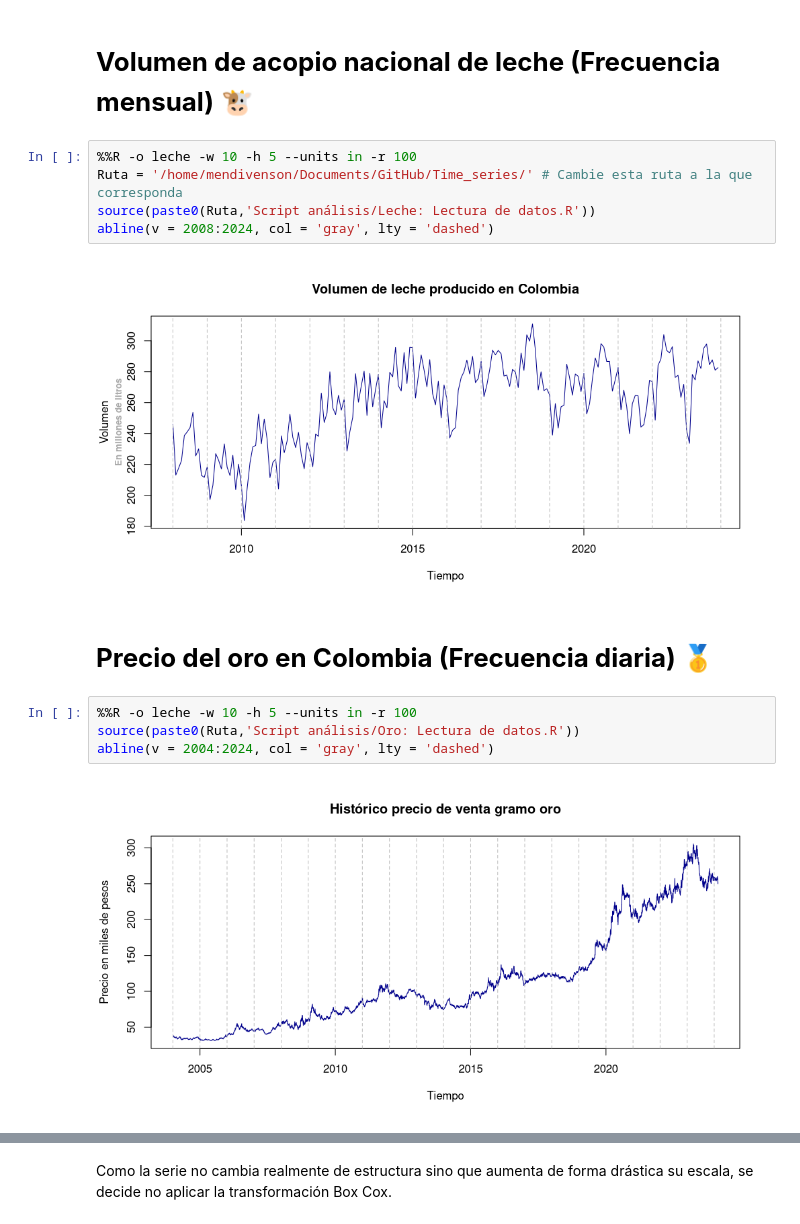
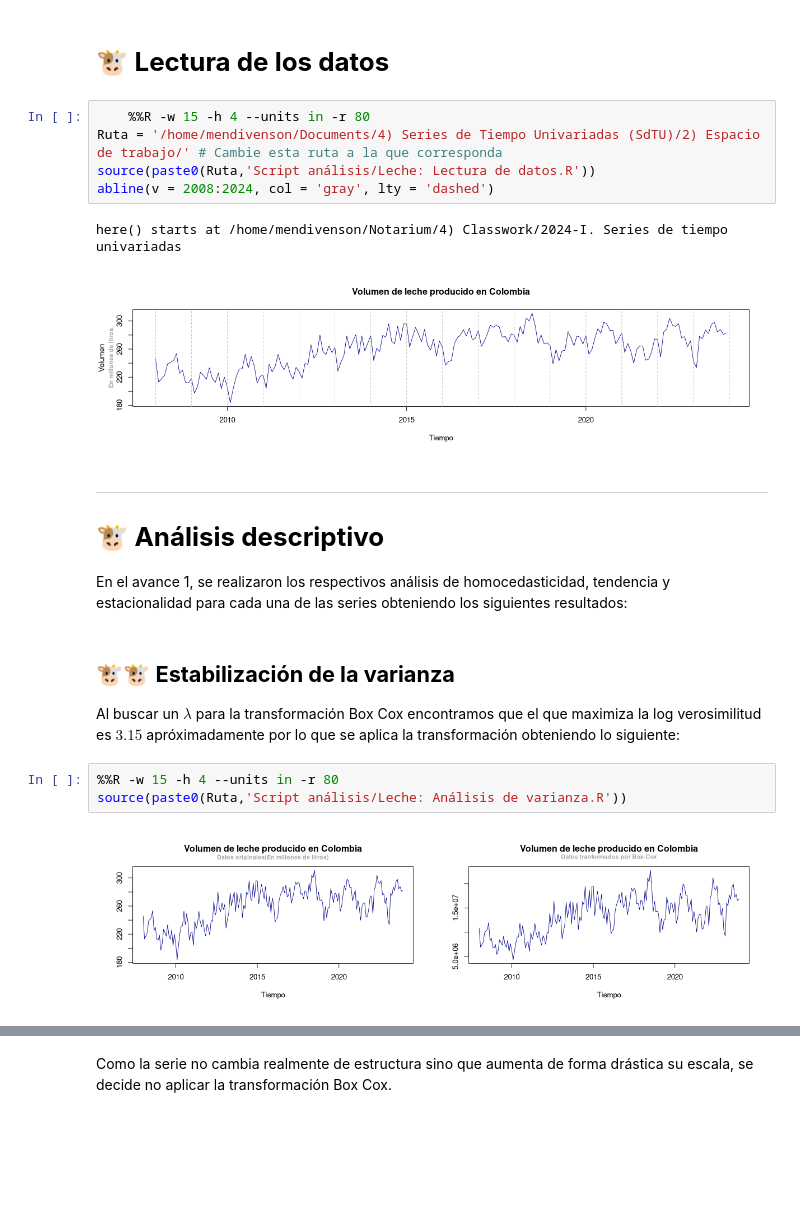
Before and after one commit to Mendivenson/Series-de-tiempo, a Jupyter notebook: Avance 2/Avance 2.ipynb, the cells around one changed output, grey strips where cells are left out. Saved outputs shown, nothing was run; the diff lists cells and outputs as text; blank space fills up the shorter version.

```diff
--- a/Avance 2/Avance 2.ipynb
+++ b/Avance 2/Avance 2.ipynb
@@ -60,17 +56,25 @@ The rpy2.ipython extension is already loaded. To reload it, use:
-# %% [markdown]
-# **Volumen de acopio nacional de leche (Frecuencia mensual)** 🐮
+# %% [markdown]
+# 🐮 **Lectura de los datos**
 # %%
-%%R -o leche -w 10 -h 5 --units in -r 100
-Ruta = '/home/mendivenson/Documents/GitHub/Time_series/' # Cambie esta ruta a la que corresponda
+    %%R -w 15 -h 4 --units in -r 80
+Ruta = '/home/mendivenson/Documents/4) Series de Tiempo Univariadas (SdTU)/2) Espacio de trabajo/' # Cambie esta ruta a la que corresponda
 source(paste0(Ruta,'Script análisis/Leche: Lectura de datos.R'))
 abline(v = 2008:2024, col = 'gray', lty = 'dashed')
 # %% [output]
+here() starts at /home/mendivenson/Notarium/4) Classwork/2024-I. Series de tiempo univariadas
-[figure, old version]
+[figure, new version]
-# %% [markdown]
-# **Precio del oro en Colombia (Frecuencia diaria) 🥇**
+# %% [markdown]
+---
+
+# 🐮 **Análisis descriptivo**
+
+En el avance 1, se realizaron los respectivos análisis de homocedasticidad, tendencia y estacionalidad para cada una de las series obteniendo los siguientes resultados:
+# %% [markdown]
+## 🐮🐮 **Estabilización de la varianza**
+
+Al buscar un $\lambda$ para la transformación Box Cox encontramos que el que maximiza la log verosimilitud es $3.15$  apróximadamente por lo que se aplica la transformación obteniendo lo siguiente:
 # %%
-%%R -o leche -w 10 -h 5 --units in -r 100
-source(paste0(Ruta,'Script análisis/Oro: Lectura de datos.R'))
-abline(v = 2004:2024, col = 'gray', lty = 'dashed')
+%%R -w 15 -h 4 --units in -r 80
+source(paste0(Ruta,'Script análisis/Leche: Análisis de varianza.R'))
 # %% [output]
-[figure, old version]
+[figure, new version]
```
Also changed, not shown: parts of 114 cells of this notebook, 2 other files.
